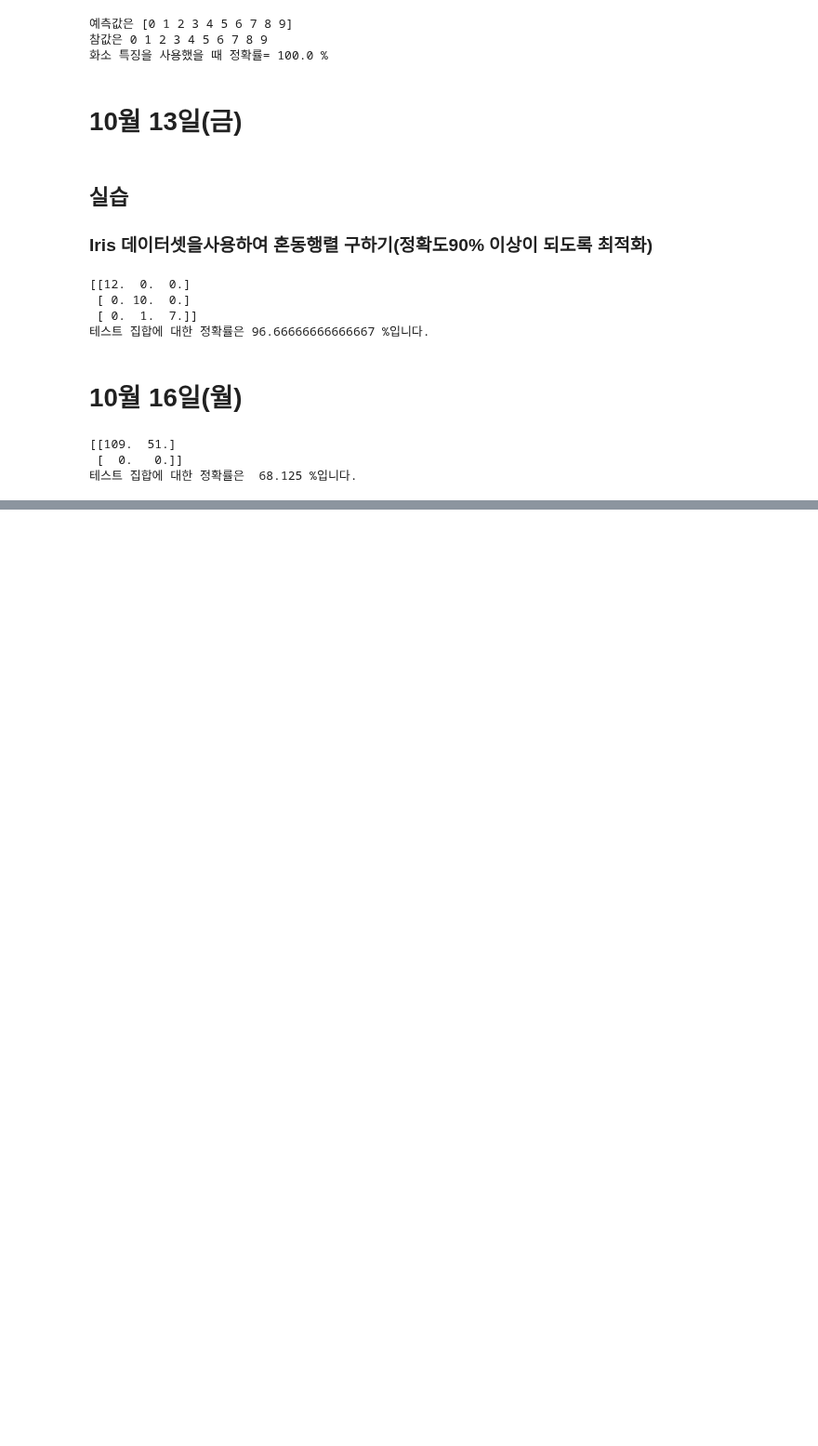
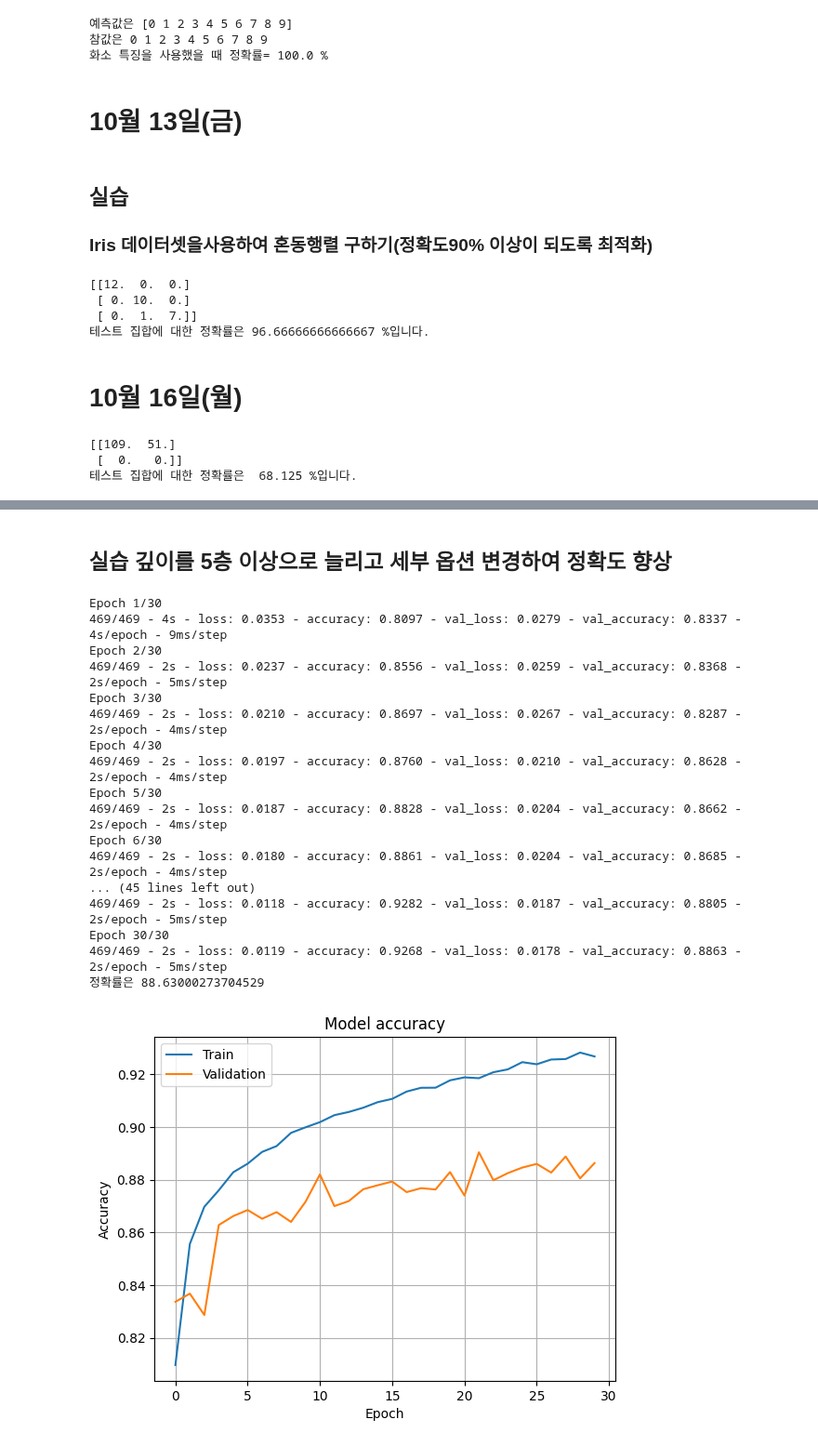
Before and after one commit to Global-YDH/AI_Engineering, a Jupyter notebook: ai_engineer.ipynb, the cells around one changed output, grey strips where cells are left out. Shown at 93% size. Saved outputs shown, nothing was run; the diff lists cells and outputs as text; code cells hidden in the pictures; blank space fills up the shorter version.

```diff
--- a/ai_engineer.ipynb
+++ b/ai_engineer.ipynb
@@ -572,0 +705,80 @@ print("테스트 집합에 대한 정확률은 ", accuracy*100, "%입니다.")
+# %% [markdown]
+## 실습 깊이를 5층 이상으로 늘리고 세부 옵션 변경하여 정확도 향상
+# %%
+import numpy as np
+import tensorflow as tf
+from tensorflow.keras.datasets import fashion_mnist
+from tensorflow.keras.models import Sequential
+from tensorflow.keras.layers import Dense, BatchNormalization, Dropout
+from tensorflow.keras.optimizers import Adam
+
+
+# fashion MNIST 데이터셋을 읽어와 신경망에 입력할 형태로 변환
+(x_train, y_train), (x_test, y_test) = fashion_mnist.load_data()
+x_train = x_train.reshape(60000,784) # 텐서 모양 변환
+x_test = x_test.reshape(10000,784)
+x_train=x_train.astype(np.float32)/255.0 # ndarray로 변환
+x_test=x_test.astype(np.float32)/255.0
+y_train=tf.keras.utils.to_categorical(y_train,10) # 원핫 코드로 변환
+y_test=tf.keras.utils.to_categorical(y_test,10)
+
+n_input=784
+n_hidden=1024
+n_hidden2=512
+n_hidden3=512
+n_hidden4=512
+n_output=10
+
+mlp=Sequential()
+mlp.add (Dense(units=n_hidden,activation='tanh',input_shape=(n_input,),kernel_initializer='random_uniform',bias_initializer='zeros'))
+mlp.add (Dense(units=n_hidden2,activation='tanh',input_shape=(n_input,),kernel_initializer='random_uniform',bias_initializer='zeros'))
+mlp.add (Dense(units=n_hidden3,activation='tanh',input_shape=(n_input,),kernel_initializer='random_uniform',bias_initializer='zeros'))
+mlp.add (Dense(units=n_hidden4,activation='tanh',input_shape=(n_input,),kernel_initializer='random_uniform',bias_initializer='zeros'))
+mlp.add(Dense(units=n_output,activation='tanh',kernel_initializer='random_uniform',bias_initializer='zeros'))
+
+mlp.compile(loss='mean_squared_error',optimizer=Adam(learning_rate=0.001),metrics=['accuracy'])
+
+hist=mlp.fit(x_train,y_train,batch_size=128,epochs=30,validation_data=(x_test,y_test),verbose=2)
+
+res=mlp.evaluate(x_test,y_test,verbose=0)
+print("정확률은",res[1]*100)
+import matplotlib.pyplot as plt
+
+# 정확률 곡선
+plt.plot(hist.history['accuracy'])
+plt.plot(hist.history['val_accuracy'])
+plt.title('Model accuracy')
+plt.ylabel('Accuracy')
+plt.xlabel('Epoch')
+plt.legend(['Train','Validation'], loc='upper left')
+plt.grid()
+plt.show()
+
+# 손실 함수 곡선
+plt.plot(hist.history['loss'])
+plt.plot(hist.history['val_loss'])
+plt.title('Model loss')
+plt.ylabel('Loss')
+plt.xlabel('Epoch')
+plt.legend(['Train','Validation'], loc='upper right')
+plt.grid()
+plt.show()
+# %% [output]
+Epoch 1/30
+469/469 - 4s - loss: 0.0353 - accuracy: 0.8097 - val_loss: 0.0279 - val_accuracy: 0.8337 - 4s/epoch - 9ms/step
+Epoch 2/30
+469/469 - 2s - loss: 0.0237 - accuracy: 0.8556 - val_loss: 0.0259 - val_accuracy: 0.8368 - 2s/epoch - 5ms/step
+Epoch 3/30
+469/469 - 2s - loss: 0.0210 - accuracy: 0.8697 - val_loss: 0.0267 - val_accuracy: 0.8287 - 2s/epoch - 4ms/step
+Epoch 4/30
+469/469 - 2s - loss: 0.0197 - accuracy: 0.8760 - val_loss: 0.0210 - val_accuracy: 0.8628 - 2s/epoch - 4ms/step
+Epoch 5/30
+469/469 - 2s - loss: 0.0187 - accuracy: 0.8828 - val_loss: 0.0204 - val_accuracy: 0.8662 - 2s/epoch - 4ms/step
+Epoch 6/30
+469/469 - 2s - loss: 0.0180 - accuracy: 0.8861 - val_loss: 0.0204 - val_accuracy: 0.8685 - 2s/epoch - 4ms/step
+... (45 lines left out)
+469/469 - 2s - loss: 0.0118 - accuracy: 0.9282 - val_loss: 0.0187 - val_accuracy: 0.8805 - 2s/epoch - 5ms/step
+Epoch 30/30
+469/469 - 2s - loss: 0.0119 - accuracy: 0.9268 - val_loss: 0.0178 - val_accuracy: 0.8863 - 2s/epoch - 5ms/step
+정확률은 88.63000273704529
+[figure, added]
```
Also changed, not shown: parts of 12 cells of this notebook.
